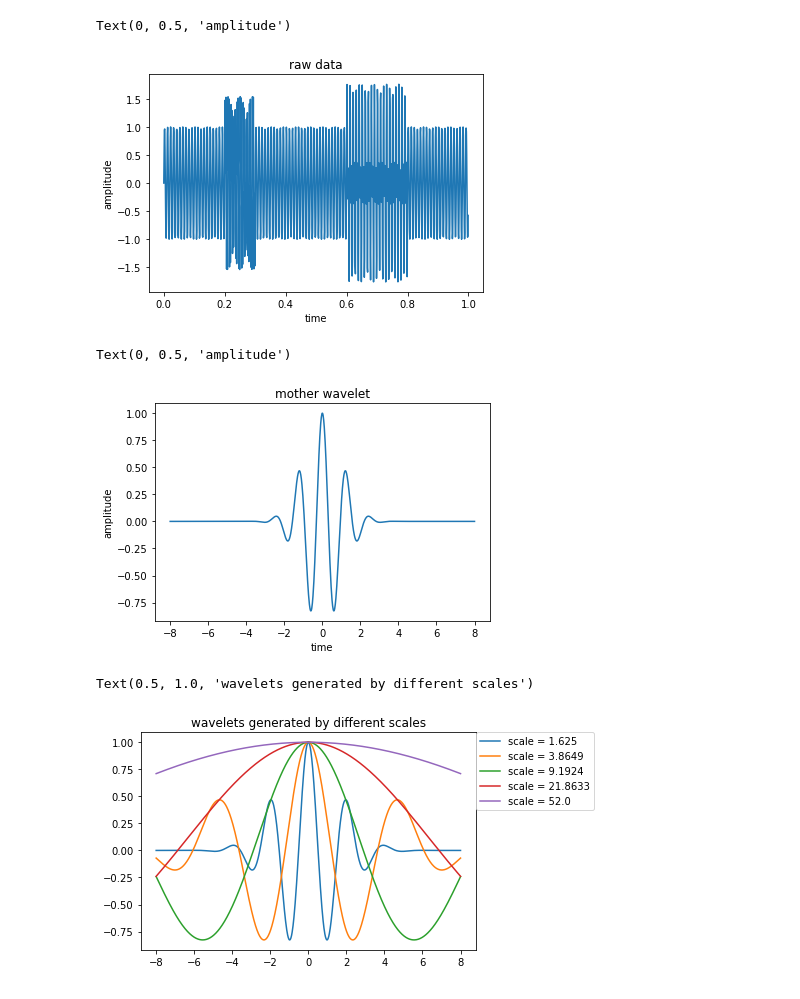
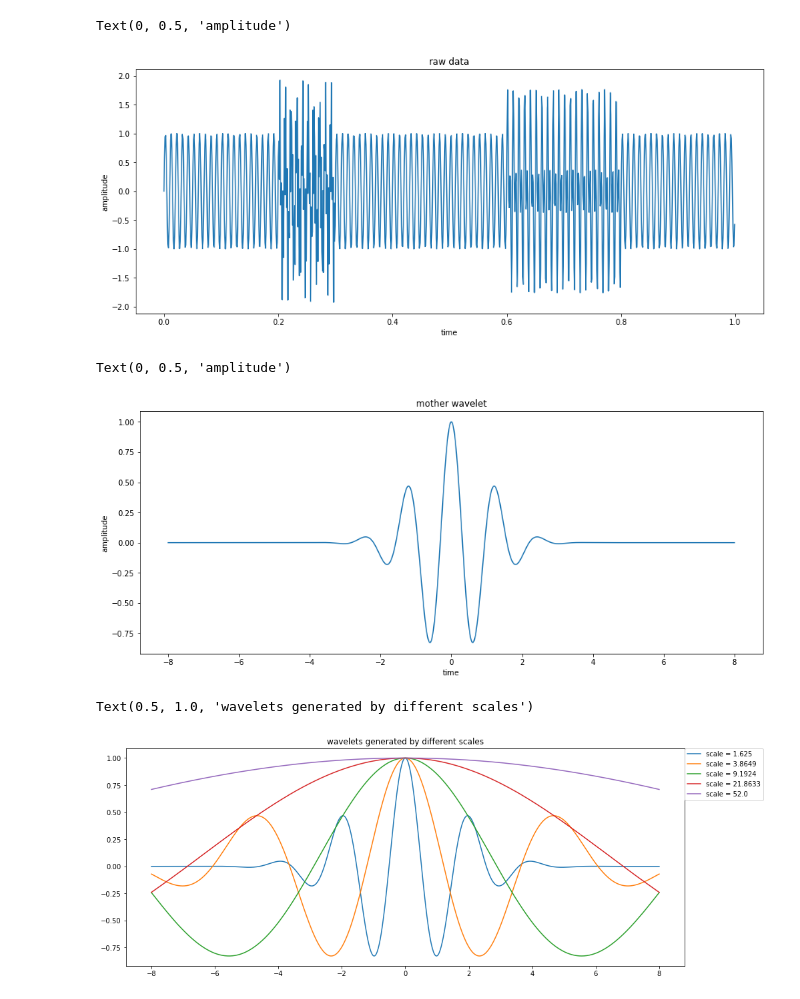
Before and after one commit to brianhu0716/Time-Frequency-Analysis, a Jupyter notebook: cwt_tutorial.ipynb, the cells around one changed output. Drawn from its saved outputs; the diff is of its cells as text; code cells hidden in the pictures.

```diff
--- a/cwt_tutorial.ipynb
+++ b/cwt_tutorial.ipynb
@@ -5,26 +5,28 @@ import matplotlib.pyplot as plt
 # %%
 fs = 1024
 t = np.arange(0, 1.0, 1.0 / fs)
-features = [100,200,300]
+features = [100,200,400]
 intervals = [np.array([tt for tt in t]),
              np.array([tt if (0.6 < tt < 0.8) else 0 for tt in t]),
              np.array([tt if (0.2 < tt < 0.3) else 0 for tt in t]),
             ]
 data = np.zeros(shape = (len(t),))
 for i in range(len(features)):
     data += np.sin(2 * np.pi * features[i] * intervals[i])
+plt.rcParams["figure.figsize"] = (15, 6)
 plt.figure()
 plt.plot(t,data)
 plt.title("raw data")
 plt.xlabel("time")
 plt.ylabel("amplitude")
 # %% [output]
 Text(0, 0.5, 'amplitude')
-[figure, old version]
+[figure, new version]
 # %%
 tw = np.linspace(-8,8,len(data))
 w0 = 5
 phi = np.exp(-tw ** 2 / 2) * np.cos(w0 * tw)
+plt.rcParams["figure.figsize"] = (15, 6)
 plt.figure()
 plt.title("mother wavelet")
 plt.plot(tw,phi)
@@ -32,13 +34,14 @@ plt.xlabel("time")
 plt.ylabel("amplitude")
 # %% [output]
 Text(0, 0.5, 'amplitude')
-[figure, old version]
+[figure, new version]
 # %%
 NV = 16
 wc = 2 * np.pi * pywt.central_frequency('morl')
 s0 = wc / np.pi
 jmax = np.floor(np.log2(len(data) / (s0 * 2 * 8)) * NV)
 scales = s0 * 2 ** (np.arange(0,jmax) / NV)
+plt.rcParams["figure.figsize"] = (15, 6)
 plt.figure()
 for idx,s in enumerate(scales):
     if idx % 20 == 0:
@@ -48,7 +51,7 @@ plt.legend(bbox_to_anchor=(1, 1), loc=2, borderaxespad=0.)
 plt.title("wavelets generated by different scales")
 # %% [output]
 Text(0.5, 1.0, 'wavelets generated by different scales')
-[figure, old version]
+[figure, new version]
 # %%
 n = len(data) // 2
 w = np.linspace(0, np.pi, n)
```
Also changed, not shown: parts of 3 cells of this notebook, 2 other files.
